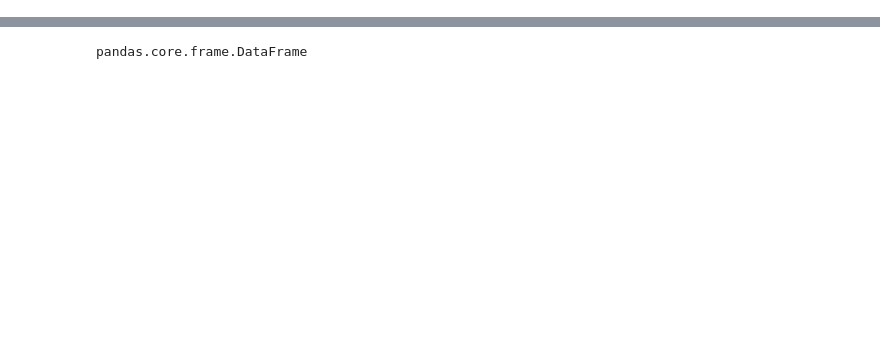
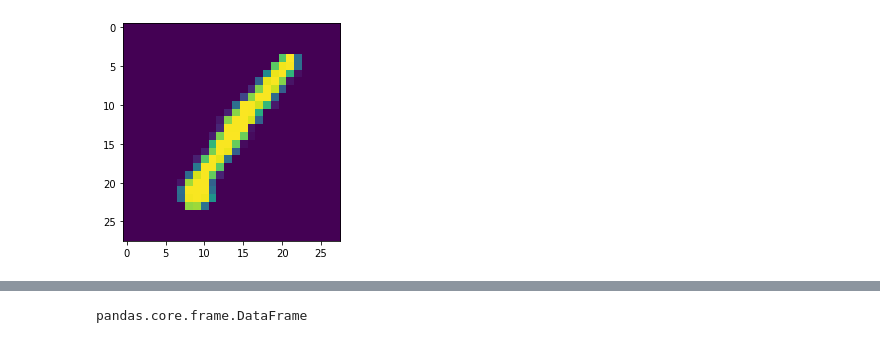
Before and after one commit to rritec/Data-Analysis, a Jupyter notebook: l3_temp.ipynb, the cells around one changed output, grey strips where cells are left out. Cells and saved outputs as stored; diff of their text form; code cells hidden in the pictures; blank space fills up the shorter version.

```diff
--- a/l3_temp.ipynb
+++ b/l3_temp.ipynb
@@ -5,0 +21,4 @@ os.getcwd()
+# %%
+import numpy as np
+np_array=np.loadtxt("data/mnist_digits.csv",delimiter=",")
+np_array
@@ -5,0 +41,3 @@ os.getcwd()
+# %%
+np_array2828=np_array[0,1:]
+np_array2828
@@ -5,0 +62,8 @@ os.getcwd()
+# %%
+np_array2828_v1=np_array2828.reshape(28,28)
+# %%
+import matplotlib.pyplot as plt
+plt.imshow(np_array2828_v1)
+plt.show()
+# %% [output]
+[figure, added]
```
Also changed, not shown: parts of 85 cells of this notebook, 5 other files.
